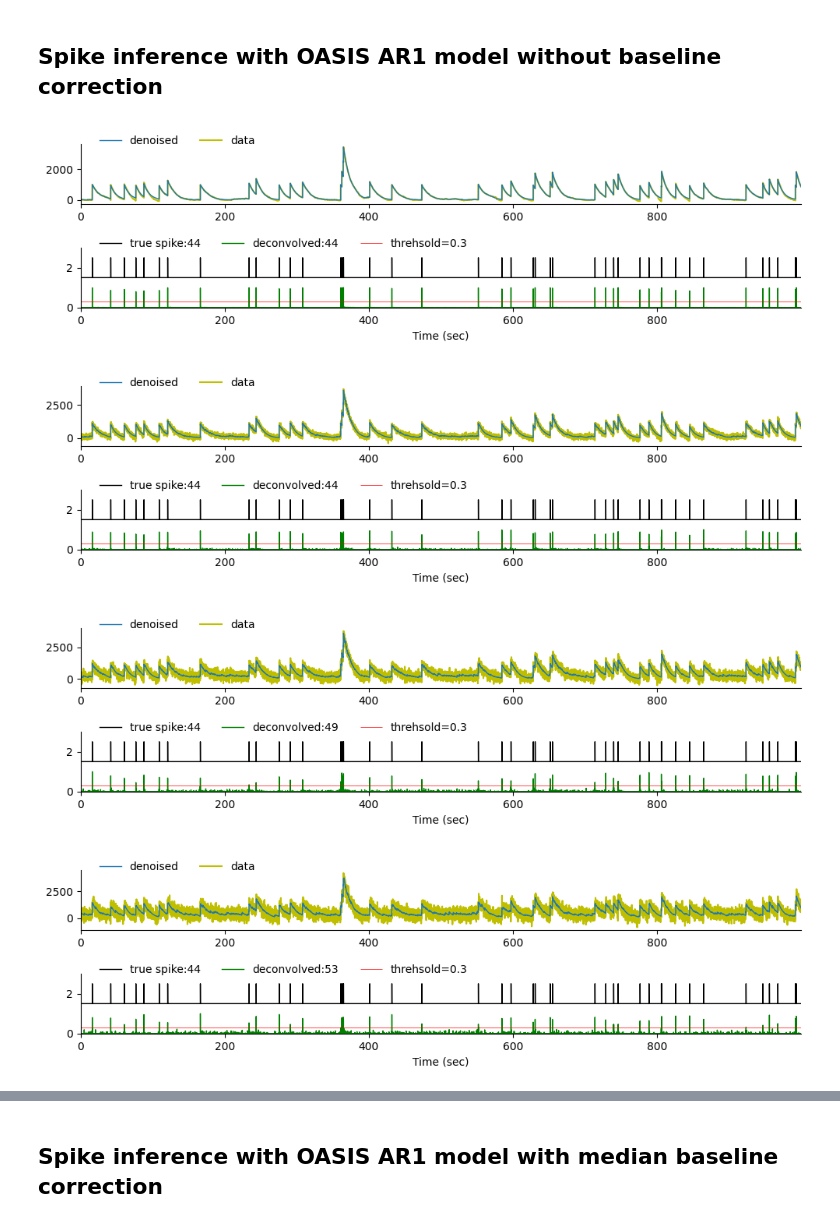
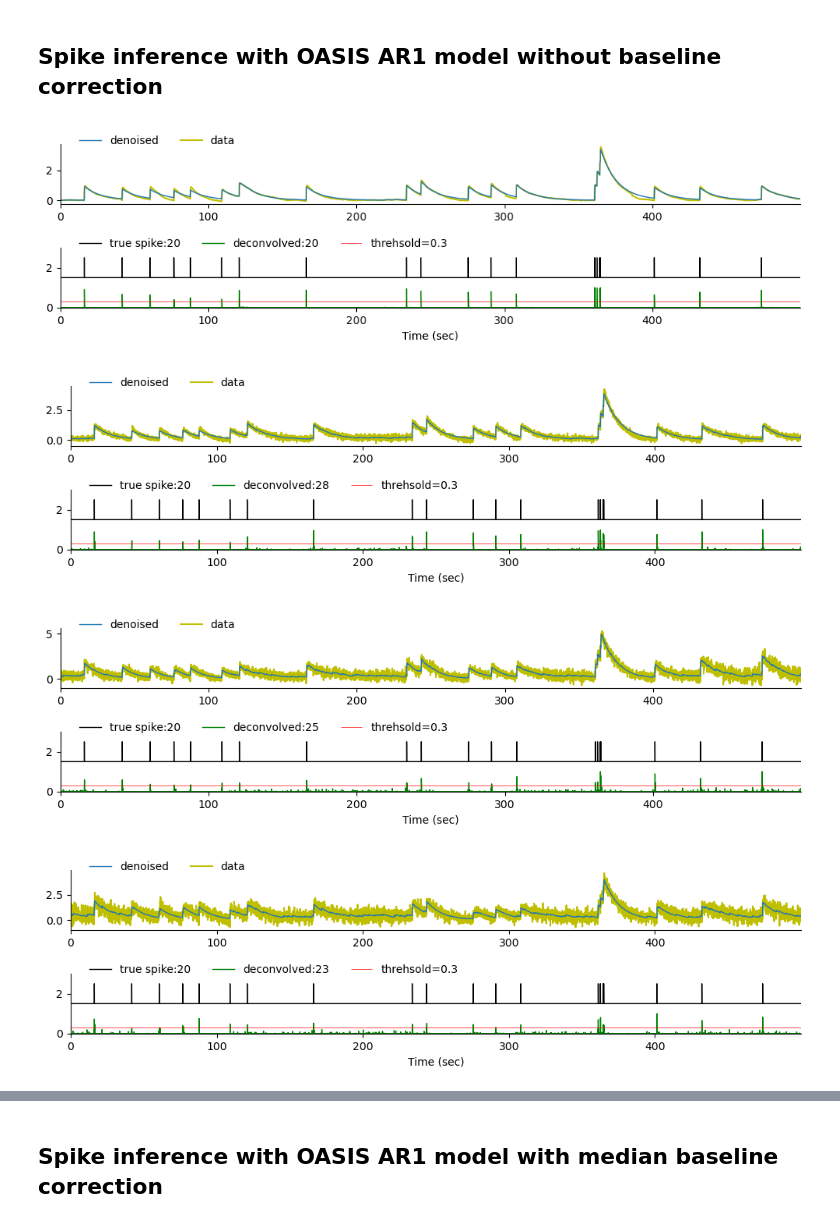
Before and after one commit to yoshihito-saito/Spike_deconvolution_simulation, a Jupyter notebook: Simulate_Deconvolution.ipynb, the cells around one changed output, grey strips where cells are left out. Cells and saved outputs as stored; diff of their text form; code cells hidden in the pictures.

```diff
--- a/Simulate_Deconvolution.ipynb
+++ b/Simulate_Deconvolution.ipynb
@@ -29,8 +30,8 @@ from oasis.oasis_methods import oasisAR1, oasisAR2
 # %% [markdown]
 # Load actual calcium imaging data
 # %%
-dF_F_path = '/mnt/ssd1/ysaito/with_Uwamori/02_analysis/u154_m01/20230713/01_ROI_detection/ver_3/04_signal_extraction/dF_F.mat'
-ROI_metrics_path = '/mnt/ssd1/ysaito/with_Uwamori/02_analysis/u154_m01/20230713/01_ROI_detection/ver_3/05_calculate_metrics/ROI_metrics.mat'
+dF_F_path = glob.glob(os.getcwd()+'/data/dF_F.mat')[0]
+ROI_metrics_path = glob.glob(os.getcwd()+'/data/ROI_metrics.mat')[0]
 # %%
 with h5py.File(dF_F_path, 'r') as f:
     # Navigate to your dataset "dF_F"
@@ -138,7 +143,7 @@ def calc_dF_F(F, sf_imaging, win_baseline=60):
 np.random.seed(0)
 N_Neuron = 100 # Number of neurons
 rate=np.random.uniform(.005, .05, N_Neuron) # Firing rate distribution
-duration=1000 #simulation duration in seconds
+duration=500 #simulation duration in seconds
 sf_ephys=10000 #sampling frequency of spiking
 
 # Generate spike trains for N_Neurons
@@ -150,6 +155,7 @@ for i in range(N_Neuron):
 # Generate calcium dynamics based on spike trains with different sigmas
 sf_imaging=fs
 sigmas = [0,0.1,0.2,0.3]
+# sigmas = [0,0.1]
 Ca_dynamics_all = {}
 pure_Ca_dynamics_all = {}
 for v in sigmas:
@@ -157,8 +163,8 @@ for v in sigmas:
     pure_Ca_dynamics = np.zeros([N_Neuron,int(duration*sf_imaging)])
     for i in range(N_Neuron):
         t_imaging, Ca_dynamics[i], pure_Ca_dynamics[i] = simulate_calcium_dynamics(np.where(Spike_train[i])[0]/sf_ephys,
-                                                              duration=duration, sf_imaging=sf_imaging,
-                                                              tau=10, A=1, Ca_rest=1000, sigma=v, eta=0.01)
+                                                              duration=duration, sf_imaging=sf_imaging, tau_rise=0.1,
+                                                              tau_decay=10, A=1, Ca_rest=1000, sigma=v, eta=0.01)
     Ca_dynamics_all.update({v:Ca_dynamics})
     pure_Ca_dynamics_all.update({v:pure_Ca_dynamics})
 # %%
@@ -170,7 +176,7 @@ for i in Ca_dynamics_all.keys():
     dF_F_sim_all.update({i:dF_F_sim})
 # %%
 # Plot example neuron
-Cell_id=20
+Cell_id=1
 plt.figure(figsize=(10,6), tight_layout=True)
 plt.subplot(len(dF_F_sim_all.keys())+1,1,1)
 plt.plot(t_ephys,Spike_train[Cell_id], color='magenta', label='Spike (Firing rate: '+str(np.sum(Spike_train[Cell_id])/duration)+'Hz)')
@@ -299,8 +305,10 @@ def plot_trace(t_imaging, t_ephys, dF_F, denoised, inf_spikes,true_spikes, thres
     simpleaxis(plt.gca())
 
     plt.subplot(212)
+    spikes, _ = find_peaks(inf_spikes, height=threshold)
+    num_inf_spikes = len(spikes)
     plt.plot(t_ephys, true_spikes+1.5, lw=1, label='true spike:'+str(len(np.where(true_spikes>0)[0])), c='black')
-    plt.plot(t_imaging, inf_spikes, lw=1, label='deconvolved:'+str(len(np.where(inf_spikes>threshold)[0])), c='g')
+    plt.plot(t_imaging, inf_spikes, lw=1, label='deconvolved:'+str(num_inf_spikes), c='g')
     plt.hlines(xmin=xwindow[0], xmax=xwindow[1], y=threshold, color='red', lw=0.5, label='threhsold='+str(threshold))
     plt.ylim(0,3)
     plt.legend(ncol=3, frameon=False, loc=(.02,.9));
@@ -314,17 +322,17 @@ def plot_trace(t_imaging, t_ephys, dF_F, denoised, inf_spikes,true_spikes, thres
 # %%
 Cell_id=20
 threshold=0.3 # threhsold for spike detection
 for k in dF_F_sim_all.keys():
-    denoised, inf_spikes = oasisAR1(Fcorr_sim_all[k][Cell_id],
-                                    g=estimate_parameters(Fcorr_sim_all[k][Cell_id], p=1)[0])
-    inf_spikes=MinMaxScaler(feature_range=(0, 1), copy=True).fit(inf_spikes.reshape(-1,1)).transform(inf_spikes.reshape(-1,1))
-    plot_trace(t_imaging, t_ephys, Fcorr_sim_all[k][Cell_id], denoised, inf_spikes, Spike_train[Cell_id],
+    denoised, inf_spikes = oasisAR1(dF_F_sim_all[k][Cell_id],
+                                    g=estimate_parameters(dF_F_sim_all[k][Cell_id], p=1)[0])
+    inf_spikes=MinMaxScaler(feature_range=(0, 1), copy=True).fit(inf_spikes.reshape(-1,1)).transform(inf_spikes.reshape(-1,1)).reshape(-1)
+    plot_trace(t_imaging, t_ephys, dF_F_sim_all[k][Cell_id], denoised, inf_spikes, Spike_train[Cell_id],
                threshold=threshold, xwindow=[t_imaging.min(), t_imaging.max()])
 # %% [output]
-[figure, old version]
+[figure, new version]
-[figure, old version]
+[figure, new version]
-[figure, old version]
+[figure, new version]
-[figure, old version]
+[figure, new version]
 # %%
 %%time
 denoise_all={}
```
Also changed, not shown: parts of 17 cells of this notebook.
